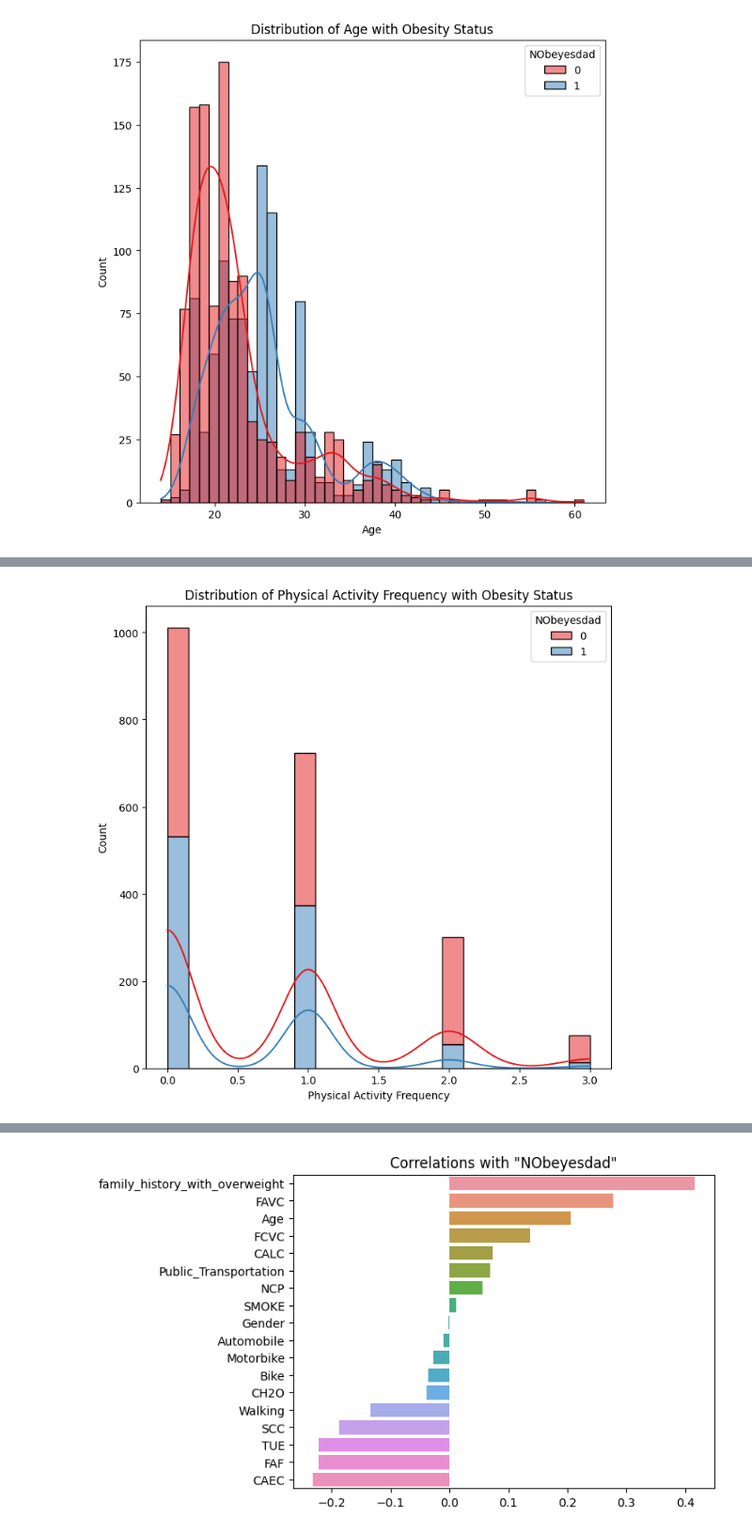
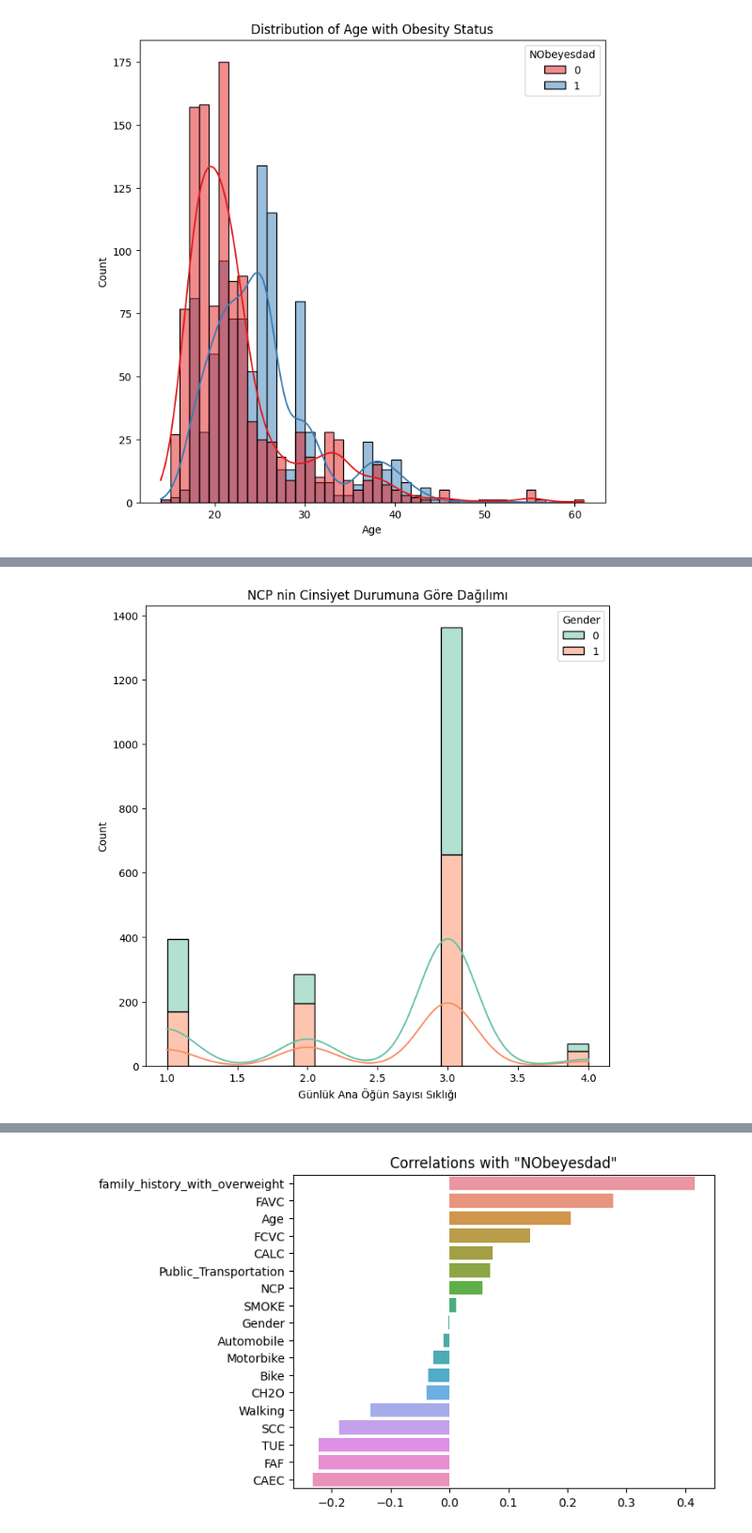
Before and after one commit to Nurbanuak/data.project, a Jupyter notebook: week-8/data.ipynb, the cells around one changed output, grey strips where cells are left out. Shown at 94% size. Drawn from its saved outputs; the diff is of its cells as text; code cells hidden in the pictures.

```diff
--- a/week-8/data.ipynb
+++ b/week-8/data.ipynb
@@ -340,9 +428,9 @@ plt.show()
 # %%
 plt.figure(figsize=(8, 8))
-sns.histplot(data=df, x='FAF', hue='NObeyesdad', kde=True, palette='Set1', multiple='stack')
-plt.title('Distribution of Physical Activity Frequency with Obesity Status')
-plt.xlabel('Physical Activity Frequency')
+sns.histplot(data=df, x='NCP', hue='Gender', kde=True, palette='Set2', multiple='stack')
+plt.title('NCP nin Cinsiyet Durumuna Göre Dağılımı')
+plt.xlabel('Günlük Ana Öğün Sayısı Sıklığı')
 plt.ylabel('Count')
 plt.show()
 # %% [output]
-[figure, old version]
+[figure, new version]
```
Also changed, not shown: parts of 39 cells of this notebook, 14 other files.
